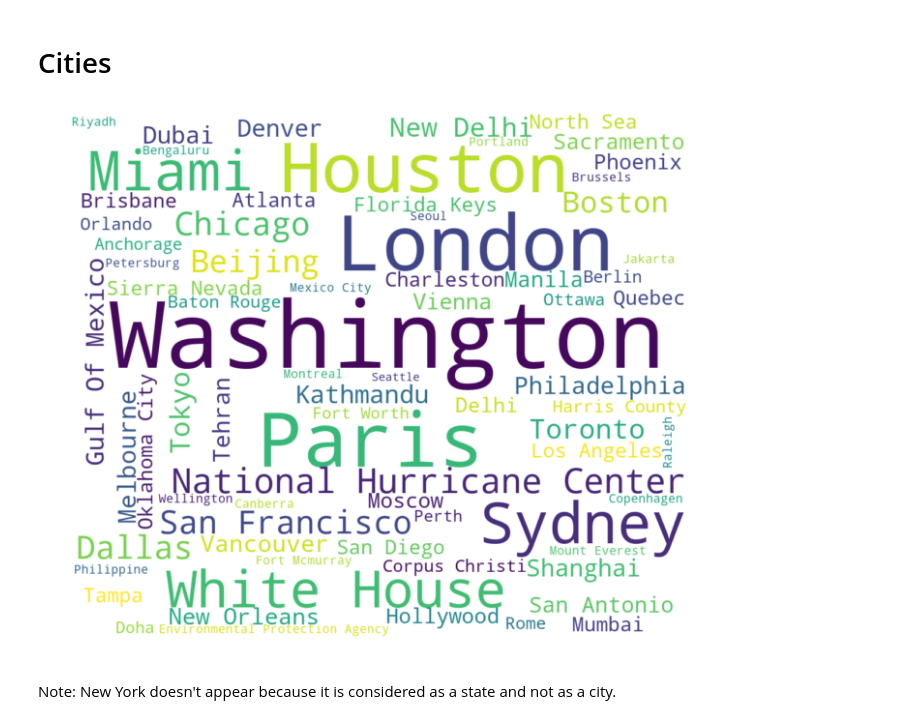
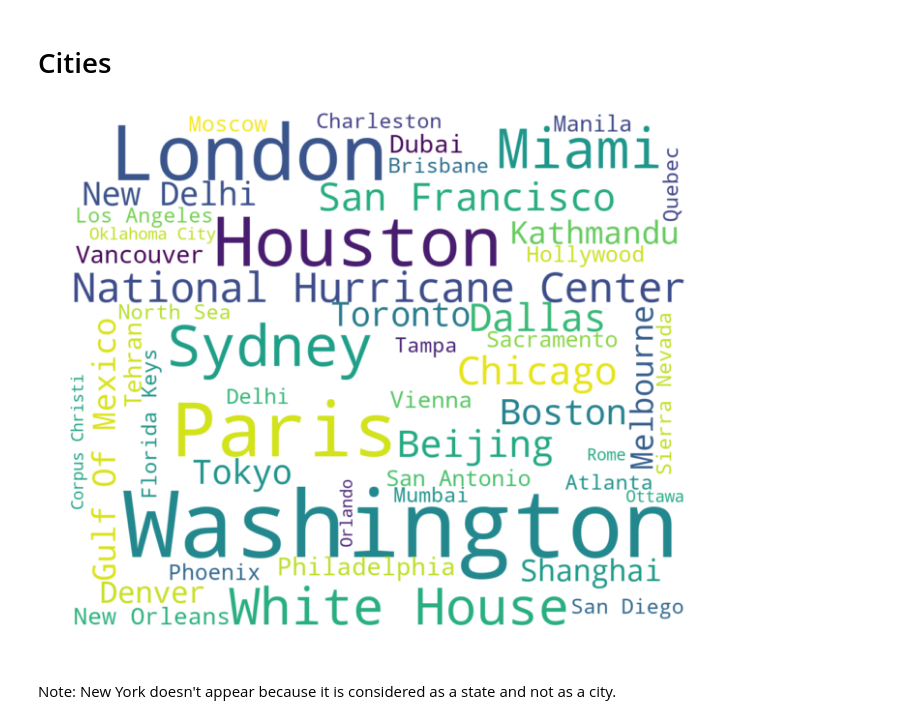
Before and after one commit to damlobster/ada2018, a Jupyter notebook: src/local/wordcloud_actors/actors_gkg.ipynb, the cells around one changed output. Drawn from its saved outputs; the diff is of its cells as text; code cells hidden in the pictures.

```diff
--- a/src/local/wordcloud_actors/actors_gkg.ipynb
+++ b/src/local/wordcloud_actors/actors_gkg.ipynb
@@ -29,15 +19,9 @@ generate_wordcloud(locations, 75)
 # %% [markdown]
 # Cities
-# %%
-locations = pd.read_csv(DATA_PATH + "locations_occurences.csv")
-locations = locations[locations.Actor.str.startswith('3') | locations.Actor.str.startswith('4')]
-locations.Actor = locations.Actor.str.split('#').str[1]
-locations.Actor = locations.Actor.str.split(',').str[0]
-locations = locations.groupby('Actor').sum()
-
-generate_wordcloud(locations, 75)
-# %% [output]
-[figure, removed]
+# %%
+wordcloud_cities(DATA_PATH,50)
+# %% [output]
+[figure, added]
 # %% [markdown]
 Note: New York doesn't appear because it is considered as a state and not as a city.
 # %% [markdown]
```
Also changed, not shown: parts of 7 cells of this notebook, 19 other files.
